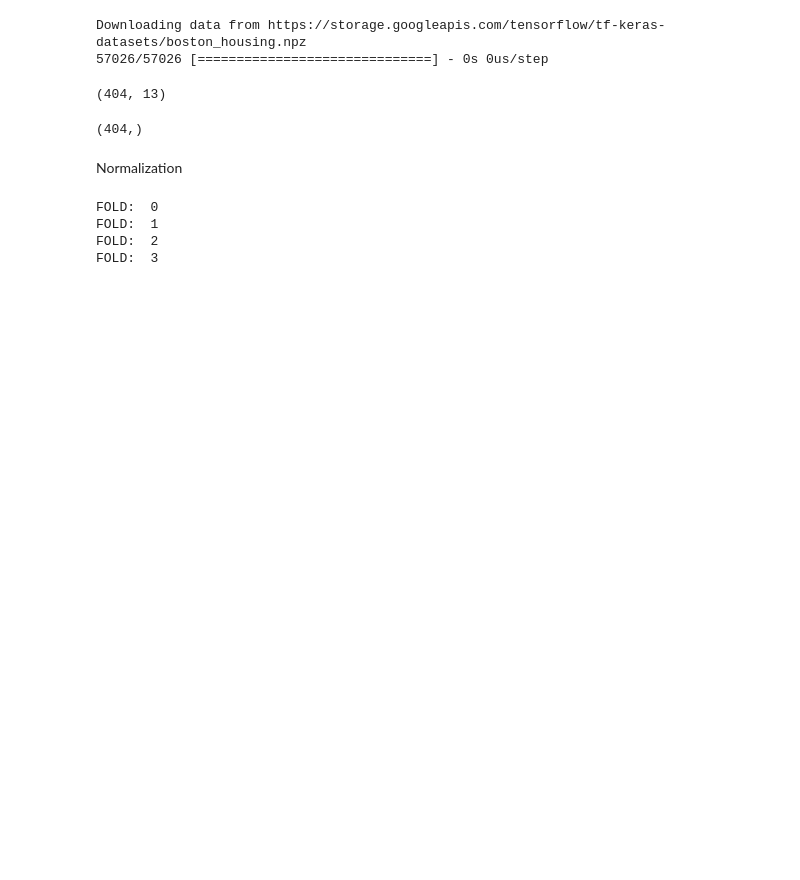
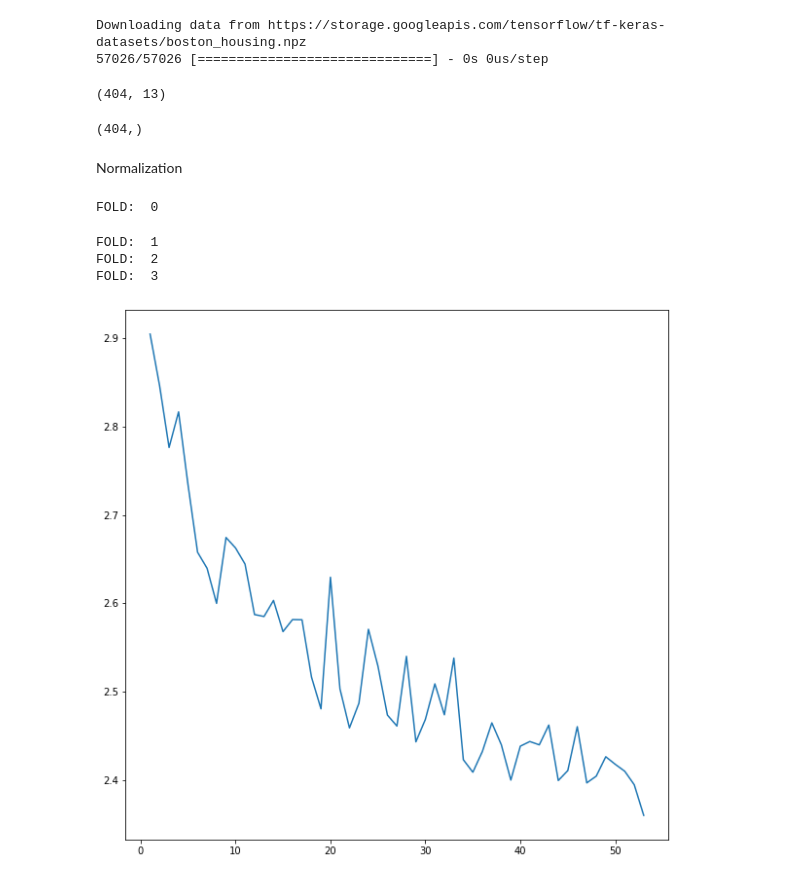
Before and after one commit to georgeduranh/ML, a Jupyter notebook: 3_deep_learning/linear_regression.ipynb, the cells around one changed output. Cells and saved outputs as stored; diff of their text form; code cells hidden in the pictures; blank space fills up the shorter version.

```diff
--- a/3_deep_learning/linear_regression.ipynb
+++ b/3_deep_learning/linear_regression.ipynb
@@ -46,7 +47,7 @@ def build_model_regression(lr, input_data):
 # %%
 k = 4
 num_val_samples = len(train_data)// k
-num_epochs = 80
+num_epochs = 68
 all_histories = []
 # %%
 for i in range(4):
@@ -74,6 +75,14 @@ for i in range(4):
   all_histories.append(history.history['val_mae'])
 # %% [output]
 FOLD:  0
-FOLD:  1
-FOLD:  2
-FOLD:  3
+FOLD:  1
+FOLD:  2
+FOLD:  3
+# %%
+all_mae_avg = pd.DataFrame(all_histories).mean(axis=0)
+#all_mae_avg
+fig = plt.figure(figsize=(10,10))
+plt.plot(range(1,len(all_mae_avg[15:])+1), all_mae_avg[15:])
+plt.show()
+# %% [output]
+[figure, added]
```
Also changed, not shown: parts of 3 cells of this notebook.
